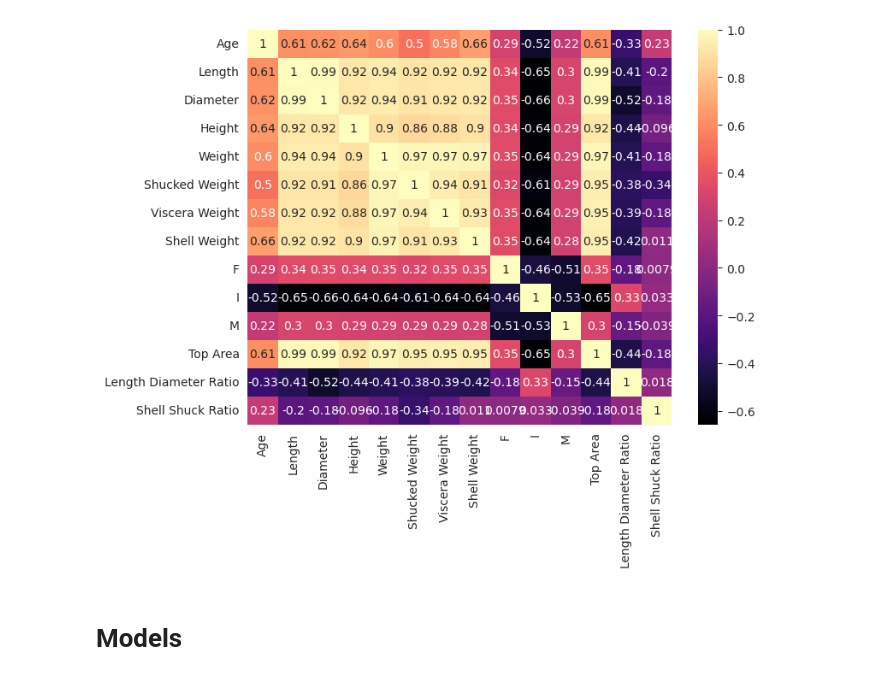
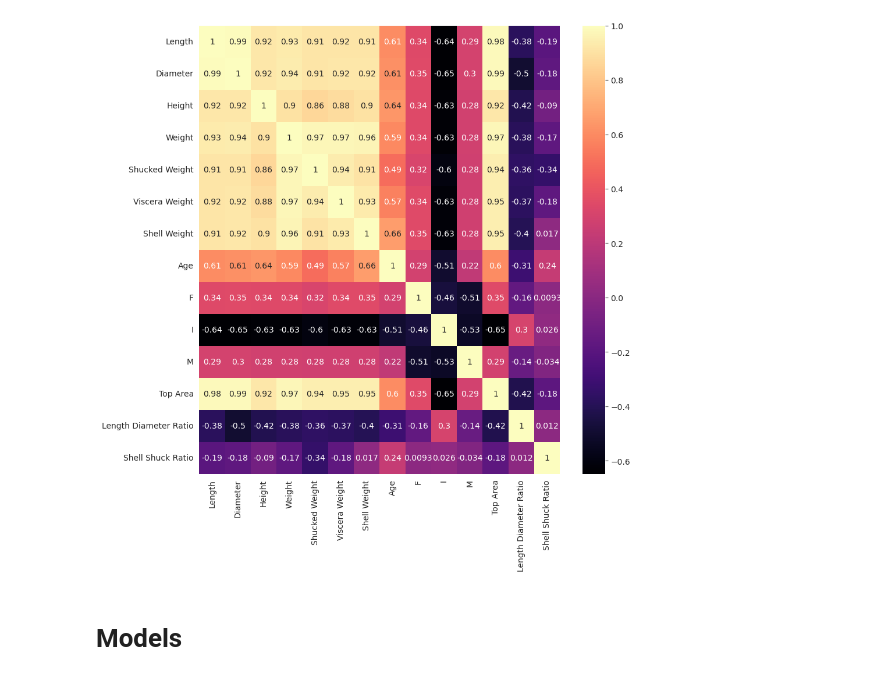
Before and after one commit to IqmanS/Machine-Learning-Notebooks, a Jupyter notebook: playground_series/crab_age/crab-age.ipynb, the cells around one changed output. Drawn from its saved outputs; the diff is of its cells as text; code cells hidden in the pictures.

Commit message:
Kaggle Notebook | Crab Age  | Version 5

```diff
--- a/playground_series/crab_age/crab-age.ipynb
+++ b/playground_series/crab_age/crab-age.ipynb
@@ -21,3 +22,4 @@ Setup Complete
 # %%
 crab_train = pd.read_csv('../input/playground-series-s3e16/train.csv')
 crab_test = pd.read_csv('../input/playground-series-s3e16/test.csv')
+syn_train = pd.read_csv('../input/synthetic-crab-age-dataset/syn_crab_data.csv')
@@ -24,3 +46,5 @@ crab_test = pd.read_csv('../input/playground-series-s3e16/test.csv')
+# %%
+crab_train = crab_train.append(syn_train)
 # %%
 crab_train.info()
 # %% [output]
@@ -69,4 +72,8 @@ Index(['id', 'Sex', 'Length', 'Diameter', 'Height', 'Weight', 'Shucked Weight',
 # %%
+crab_train['Sex'].replace(to_replace='1', method='ffill',inplace=True)
+count1 = (crab_train['Sex'] == '1').sum()
+print('Count of 1 in Column Length : ', count1)
+
 dummy = []
 col = ['Sex']
 for i in col:
@@ -98,4 +117,9 @@ sns.lineplot(data=crab_train,x="Age",y="Diameter");
 # %%
+crab_train['Height'].replace(to_replace=0, method='ffill',inplace=True)
+crab_train['Length'].replace(to_replace=0, method='ffill',inplace=True)
+crab_train['Diameter'].replace(to_replace=0, method='ffill',inplace=True)
+
+
 countL = (crab_train['Length'] == 0).sum()
 countB = (crab_train['Diameter'] == 0).sum()
 countH = (crab_train['Height'] == 0).sum()
@@ -106,16 +130,6 @@ print('Count of zeros in Column Diameter : ', countB)
 print('Count of zeros in Column Height : ', countH)
 print('Count of zeros in Column Shucked Weight : ', countSW)
 print('Count of zeros in Column Shell Weight : ', countShW)
-
-
-# crab_train['Length'].replace(to_replace=0, method='ffill')
-# crab_train['Height'].replace(to_replace=0, method='ffill')
-# crab_train['Diameter'].replace(to_replace=0, method='ffill')
-
-# crab_test['Length'].replace(to_replace=0, method='ffill')
-# crab_test['Height'].replace(to_replace=0, method='ffill')
-# crab_test['Diameter'].replace(to_replace=0, method='ffill')
-
 
 crab_train['Top Area'] = crab_train['Length'] * crab_train['Diameter']
 # crab_train['Density'] = crab_train['Weight']/(crab_train['Top Area'] * crab_train['Height'])
@@ -137,12 +171,12 @@ Count of zeros in Column Shell Weight :  0
 # %%
-features=["Age", 'Length', 'Diameter', 'Height', 'Weight', 'Shucked Weight',
-       'Viscera Weight', 'Shell Weight', 'F', 'I', 'M', 'Top Area',
+features=['Length', 'Diameter', 'Height', 'Weight', 'Shucked Weight',
+       'Viscera Weight', 'Shell Weight', 'Age', 'F', 'I', 'M', 'Top Area',
        'Length Diameter Ratio', 'Shell Shuck Ratio']
 corr = crab_train[features].corr()
-plt.figure(figsize = (8,6))
+plt.figure(figsize = (10,10))
 sns.heatmap(corr, cmap = 'magma', annot = True);
 # %% [output]
-[figure, old version]
+[figure, new version]
 # %% [markdown]
 # **Models**
 # %%
```
Also changed, not shown: parts of 32 cells of this notebook.
